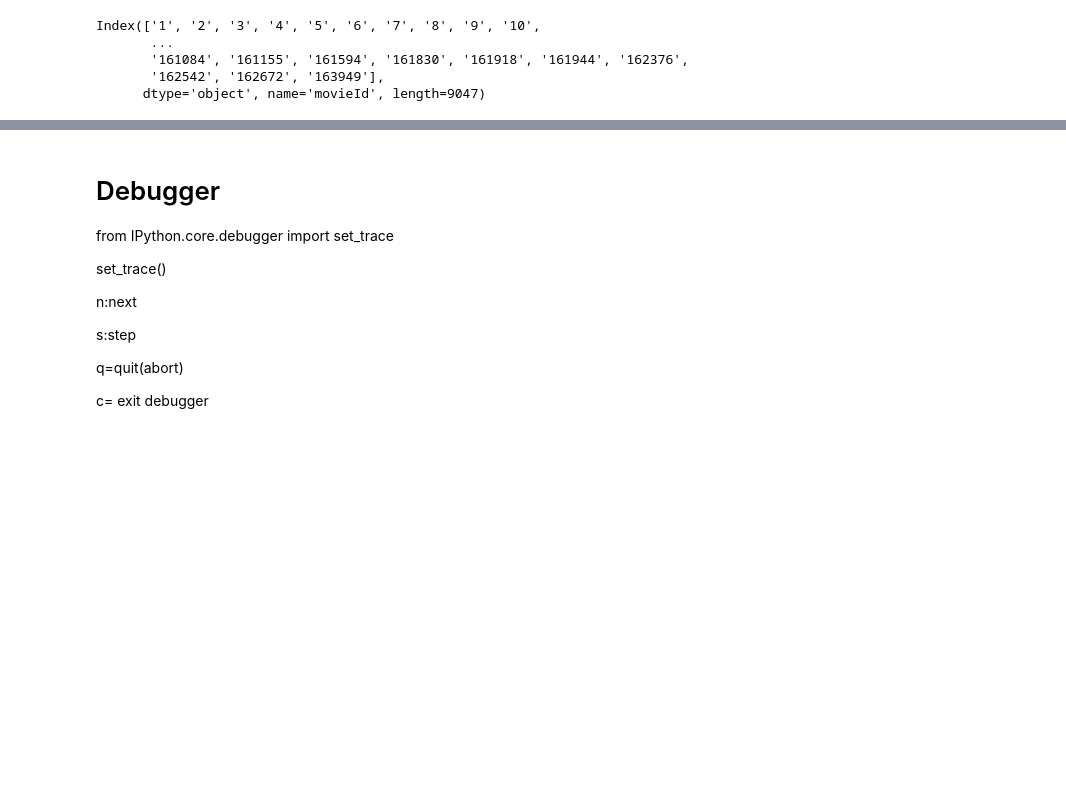
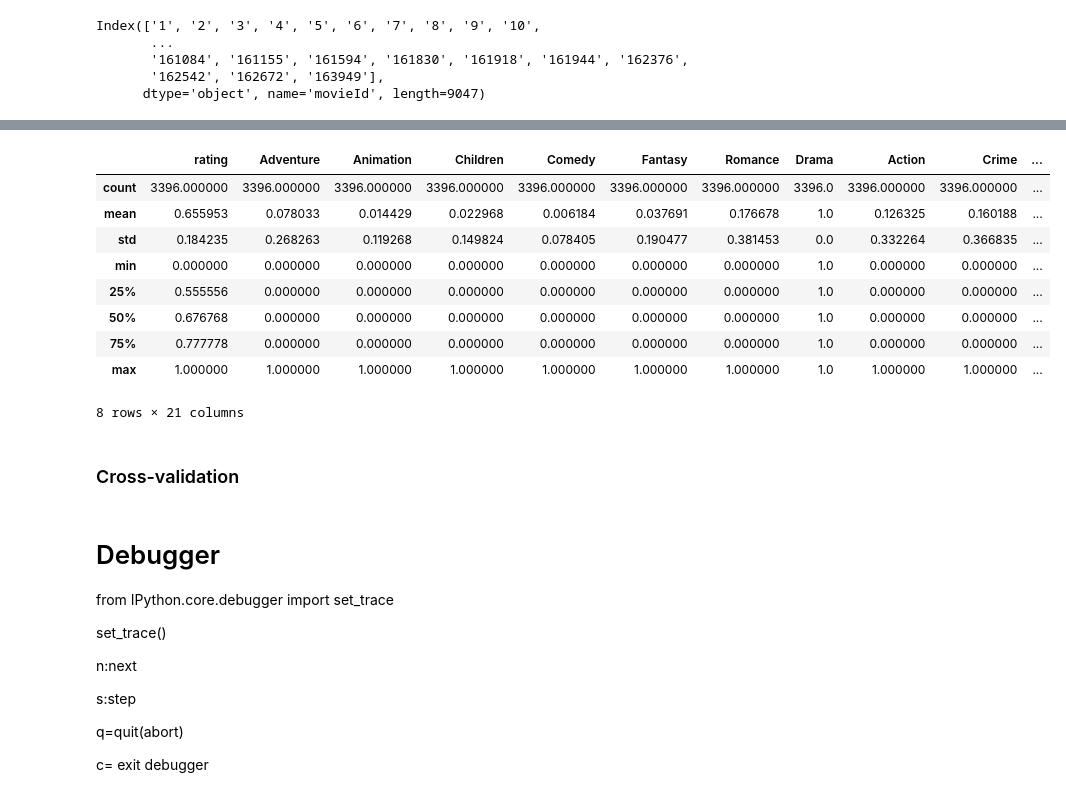
Before and after one commit to Alfonsogar/master_ds_project, a Jupyter notebook: Movielens.ipynb, the cells around one changed output, grey strips where cells are left out. Saved outputs shown, nothing was run; the diff lists cells and outputs as text; code cells hidden in the pictures; blank space fills up the shorter version.

```diff
--- a/Movielens.ipynb
+++ b/Movielens.ipynb
@@ -382,0 +430,15 @@ temp
+# %%
+dataset_final[dataset_final['kmeans3'] == 1].describe()
+# %% [output]
+|  | rating | Adventure | Animation | Children | Comedy | Fantasy | Romance | Drama | Action | Crime | ... |
+| count | 3396.000000 | 3396.000000 | 3396.000000 | 3396.000000 | 3396.000000 | 3396.000000 | 3396.000000 | 3396.0 | 3396.000000 | 3396.000000 | ... |
+| mean | 0.655953 | 0.078033 | 0.014429 | 0.022968 | 0.006184 | 0.037691 | 0.176678 | 1.0 | 0.126325 | 0.160188 | ... |
+| std | 0.184235 | 0.268263 | 0.119268 | 0.149824 | 0.078405 | 0.190477 | 0.381453 | 0.0 | 0.332264 | 0.366835 | ... |
+| min | 0.000000 | 0.000000 | 0.000000 | 0.000000 | 0.000000 | 0.000000 | 0.000000 | 1.0 | 0.000000 | 0.000000 | ... |
+| 25% | 0.555556 | 0.000000 | 0.000000 | 0.000000 | 0.000000 | 0.000000 | 0.000000 | 1.0 | 0.000000 | 0.000000 | ... |
+| 50% | 0.676768 | 0.000000 | 0.000000 | 0.000000 | 0.000000 | 0.000000 | 0.000000 | 1.0 | 0.000000 | 0.000000 | ... |
+| 75% | 0.777778 | 0.000000 | 0.000000 | 0.000000 | 0.000000 | 0.000000 | 0.000000 | 1.0 | 0.000000 | 0.000000 | ... |
+| max | 1.000000 | 1.000000 | 1.000000 | 1.000000 | 1.000000 | 1.000000 | 1.000000 | 1.0 | 1.000000 | 1.000000 | ... |
+8 rows × 21 columns
+# %% [markdown]
+### Cross-validation
```
Also changed, not shown: parts of 40 cells of this notebook.
